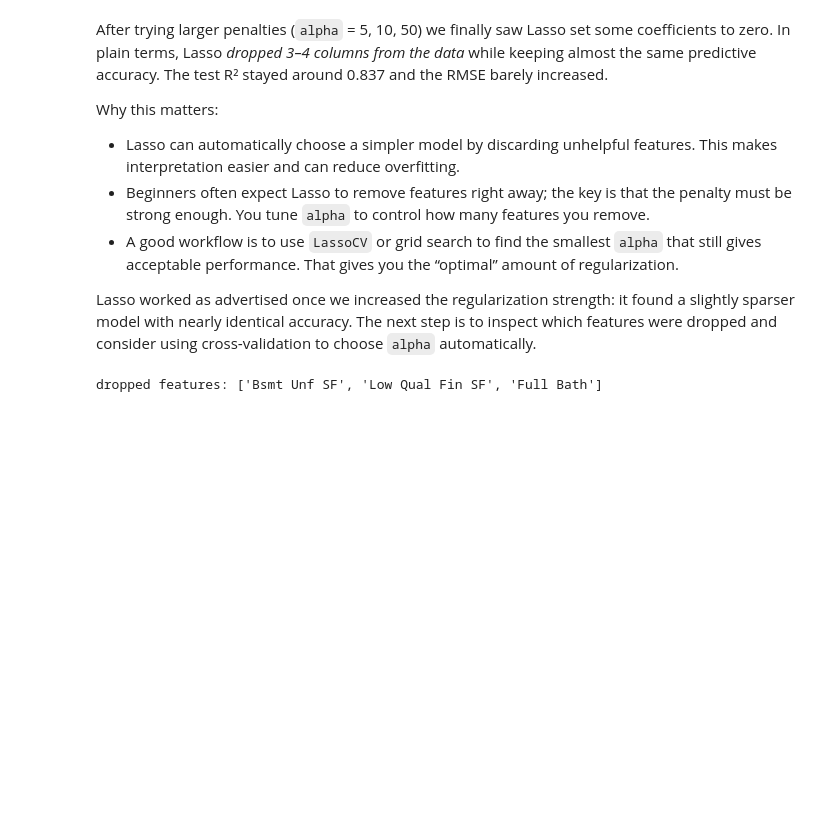
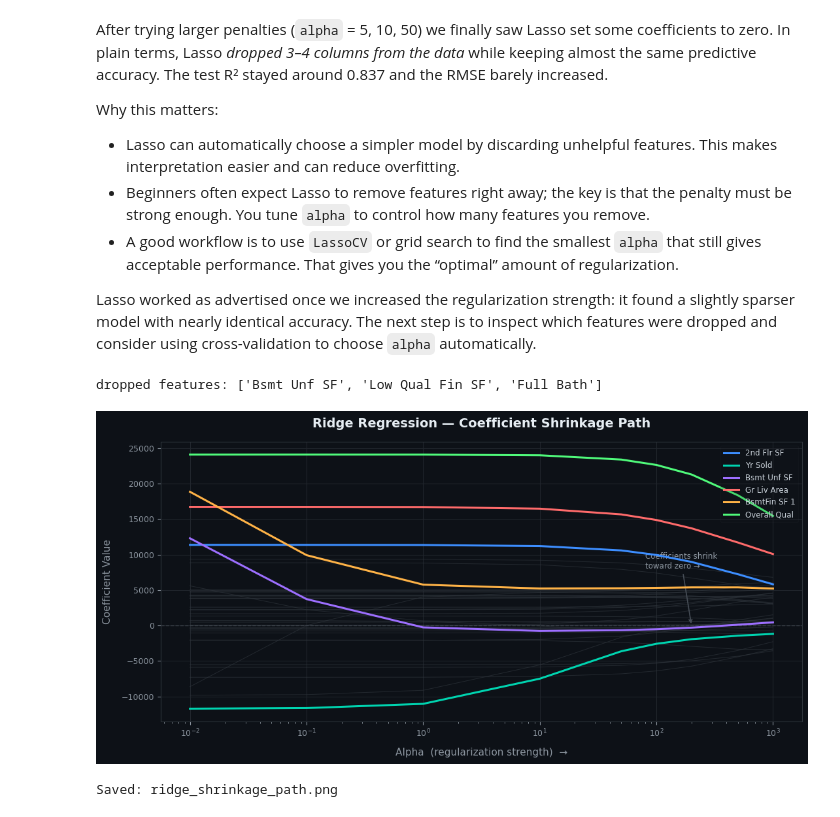
Before and after one commit to Rinoza-Jiffry/rinoza-AmesHousingPricePrediction, a Jupyter notebook: HousePricePrediction.ipynb, the cells around one changed output. Saved outputs shown, nothing was run; the diff lists cells and outputs as text; code cells hidden in the pictures; blank space fills up the shorter version.

Commit message:
Add Lasso and Ridge visualization images

```diff
--- a/HousePricePrediction.ipynb
+++ b/HousePricePrediction.ipynb
@@ -446,0 +468,54 @@ dropped features: ['Bsmt Unf SF', 'Low Qual Fin SF', 'Full Bath']
+# %%
+coefs_ridge = []
+for a in ALPHAS_RIDGE:
+    ridge = Ridge(alpha=a)
+    ridge.fit(X_train_scaled, y_train)
+    coefs_ridge.append(ridge.coef_)
+
+coefs_ridge = np.array(coefs_ridge)   # shape: (n_alphas, n_features)
+
+fig, ax = plt.subplots(figsize=(11, 5.5))
+
+# Plot each feature as a faint line; highlight the top 6 by initial magnitude
+initial_magnitude = np.abs(coefs_ridge[0])
+top_idx = np.argsort(initial_magnitude)[-6:]
+feature_names = list(X_train.columns)
+
+for i in range(coefs_ridge.shape[1]):
+    if i in top_idx:
+        continue
+    ax.plot(ALPHAS_RIDGE, coefs_ridge[:, i],
+            color='#30363D', linewidth=0.8, alpha=0.6)
+
+colors_highlight = ['#3D8EFF', '#00D4B0', '#9D6FFF', '#FF6B6B', '#FFB347', '#50FA7B']
+for rank, i in enumerate(top_idx):
+    ax.plot(ALPHAS_RIDGE, coefs_ridge[:, i],
+            color=colors_highlight[rank], linewidth=2.2,
+            label=feature_names[i], zorder=5)
+
+ax.axhline(0, color='#484F58', linewidth=1, linestyle='--', alpha=0.7)
+ax.set_xscale('log')
+ax.set_xlabel('Alpha  (regularization strength)  →', fontsize=11, labelpad=10)
+ax.set_ylabel('Coefficient Value', fontsize=11, labelpad=10)
+ax.set_title('Ridge Regression — Coefficient Shrinkage Path',
+             fontsize=14, fontweight='bold', color='#E6EDF3', pad=16)
+
+ax.legend(loc='upper right', fontsize=8.5, framealpha=0.15,
+          facecolor='#161B22', edgecolor='#30363D', labelcolor='#C9D1D9')
+ax.grid(True, axis='both')
+ax.tick_params(labelsize=9)
+
+# Annotation
+ax.annotate('Coefficients shrink\ntoward zero →',
+            xy=(200, 0), xytext=(80, 8000),
+            fontsize=8.5, color='#8B949E',
+            arrowprops=dict(arrowstyle='->', color='#484F58', lw=1.2))
+
+plt.tight_layout()
+plt.savefig('ridge_shrinkage_path.png', dpi=180,
+            bbox_inches='tight', facecolor='#0D1117')
+plt.show()
+print("Saved: ridge_shrinkage_path.png")
+# %% [output]
+[figure, added]
+Saved: ridge_shrinkage_path.png
```
Also changed, not shown: parts of 2 cells of this notebook, 2 other files.
